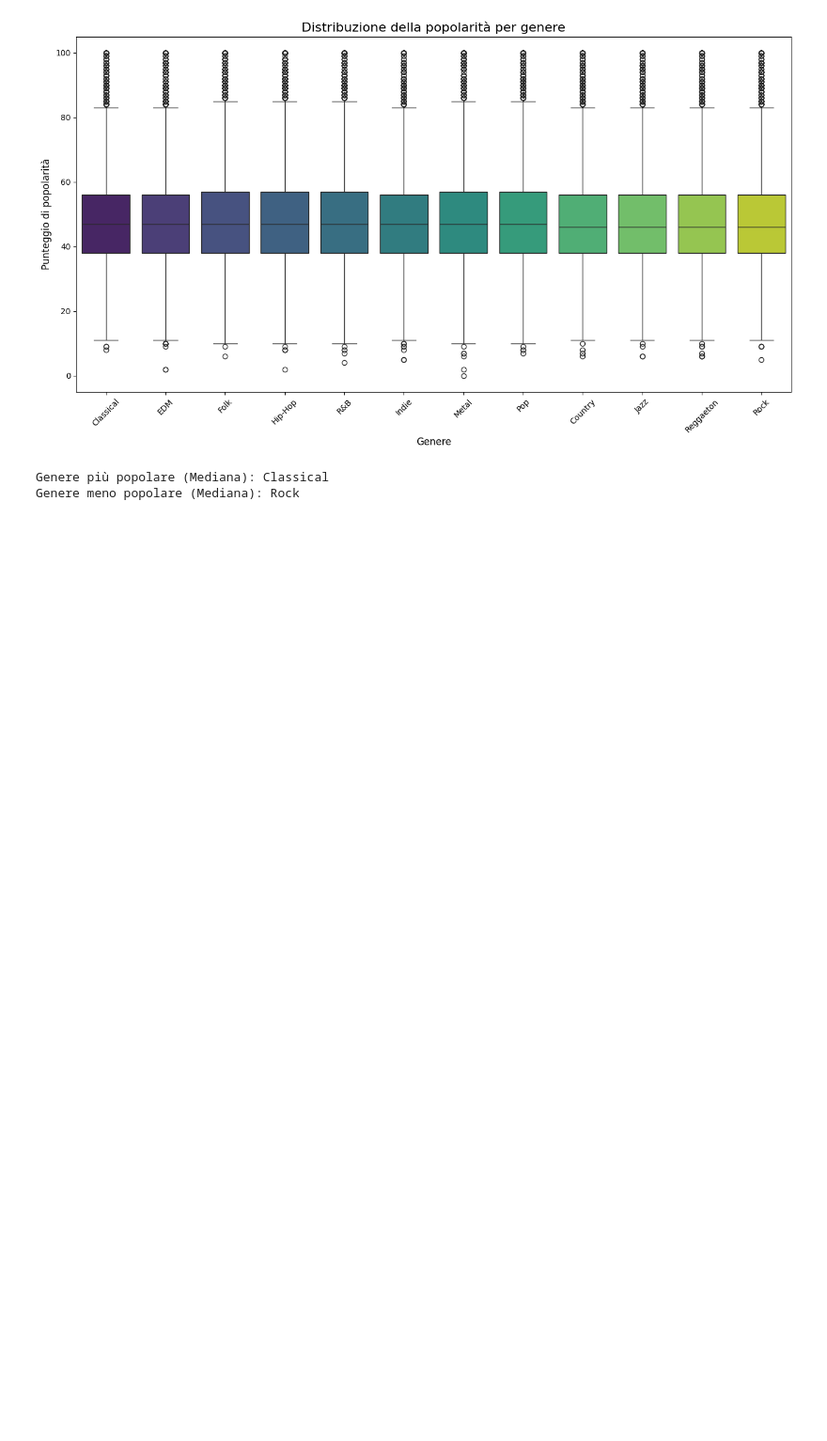
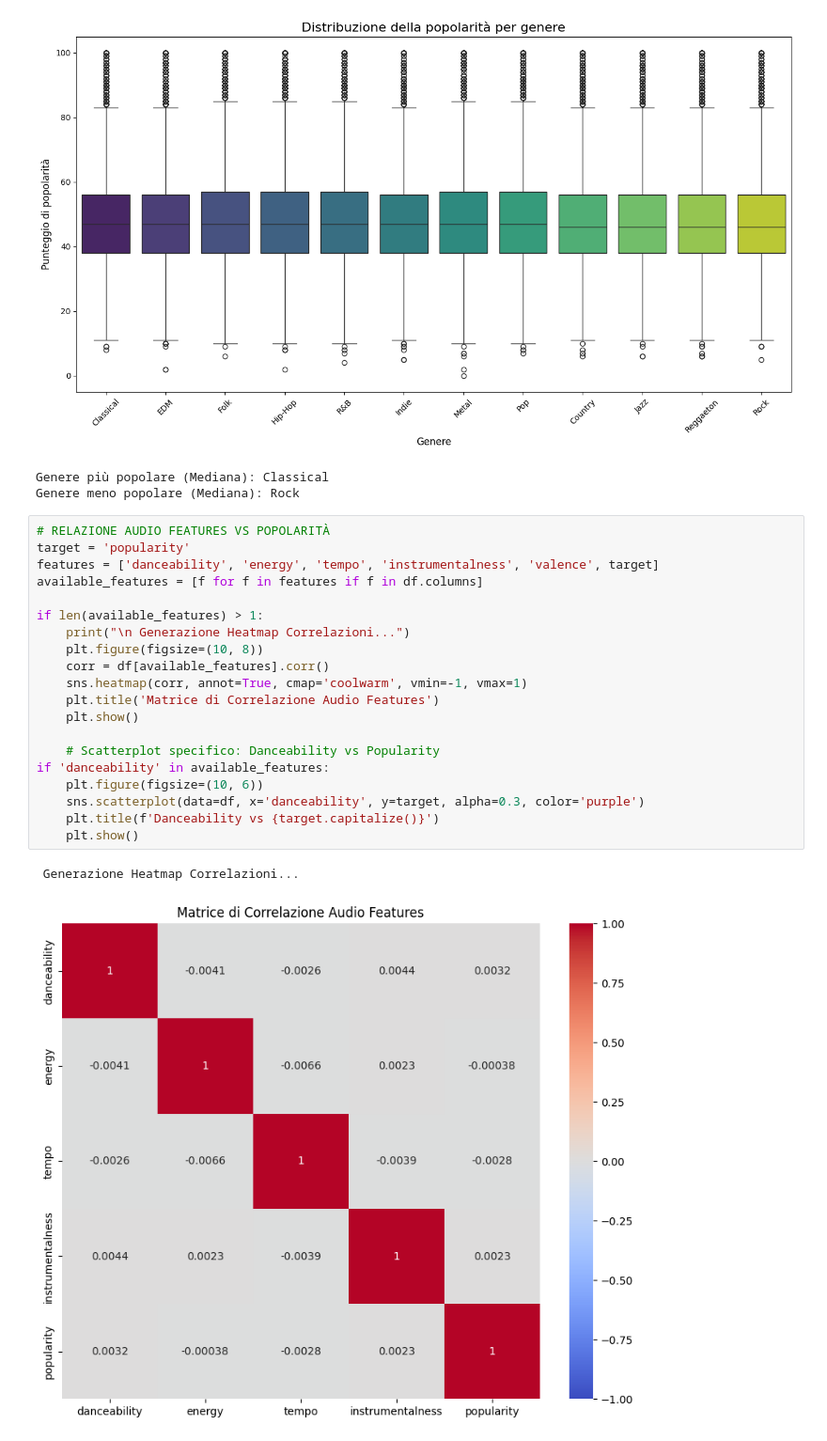
Before and after one commit to Luddachan/RepoSpotify_AnnaAntoRosy, a Jupyter notebook: analisi.ipynb, the cells around one changed output. Shown at 94% size. Drawn from its saved outputs; the diff is of its cells as text; blank space fills up the shorter version.

```diff
--- a/analisi.ipynb
+++ b/analisi.ipynb
@@ -232,3 +232,26 @@ Passing `palette` without assigning `hue` is deprecated and will be removed in v
 [figure]
 Genere più popolare (Mediana): Classical
 Genere meno popolare (Mediana): Rock
+# %%
+# RELAZIONE AUDIO FEATURES VS POPOLARITÀ
+target = 'popularity'
+features = ['danceability', 'energy', 'tempo', 'instrumentalness', 'valence', target]
+available_features = [f for f in features if f in df.columns]
+
+if len(available_features) > 1:
+    print("\n Generazione Heatmap Correlazioni...")
+    plt.figure(figsize=(10, 8))
+    corr = df[available_features].corr()
+    sns.heatmap(corr, annot=True, cmap='coolwarm', vmin=-1, vmax=1)
+    plt.title('Matrice di Correlazione Audio Features')
+    plt.show()
+
+    # Scatterplot specifico: Danceability vs Popularity
+if 'danceability' in available_features:
+    plt.figure(figsize=(10, 6))
+    sns.scatterplot(data=df, x='danceability', y=target, alpha=0.3, color='purple')
+    plt.title(f'Danceability vs {target.capitalize()}')
+    plt.show()
+# %% [output]
+ Generazione Heatmap Correlazioni...
+[figure, added]
```
Also changed, not shown: parts of 3 cells of this notebook, 1 other file.
